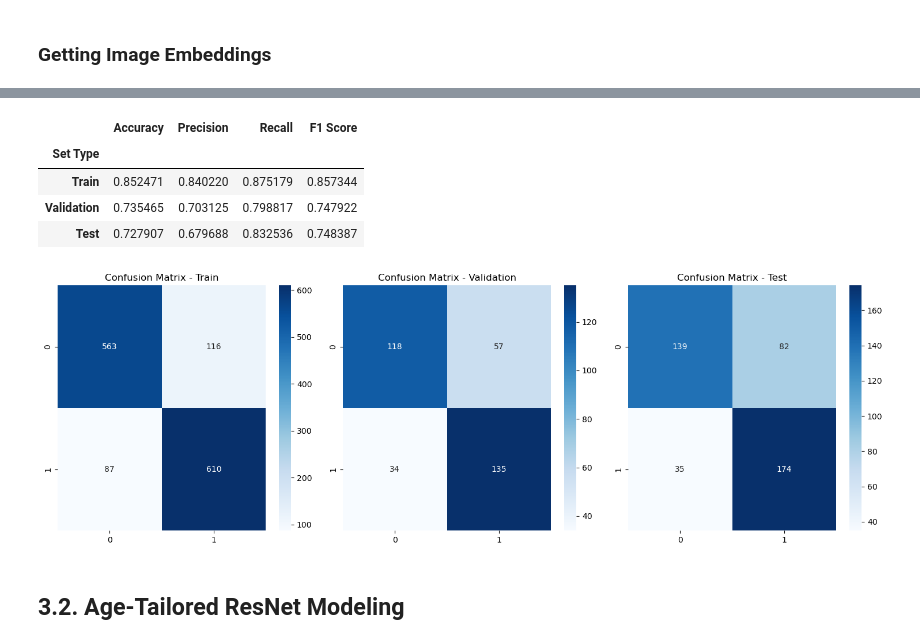
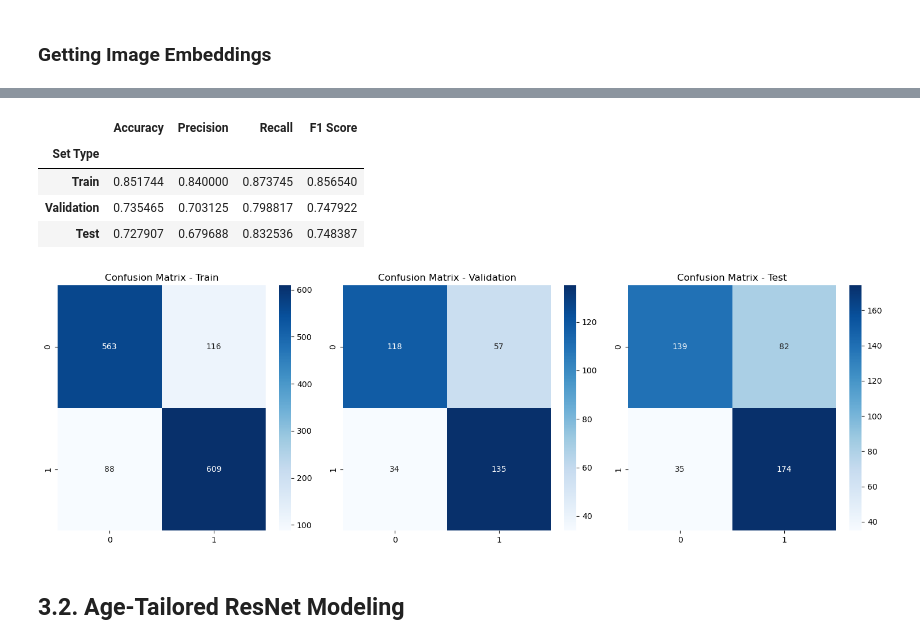
Before and after one commit to Kimberly97llp/cvproject, a Jupyter notebook: modeling.ipynb, the cells around one changed output, grey strips where cells are left out. Cells and saved outputs as stored; diff of their text form; code cells hidden in the pictures.

```diff
--- a/modeling.ipynb
+++ b/modeling.ipynb
@@ -784,21 +762,12 @@ Please also refer to the documentation for alternative solver options:
-# %%
-# Define threshold for converting probabilities to binary predictions
-threshold = 0.5
-
-# Concatenate image embeddings and age data for test set
-X_test_combined = np.concatenate((image_embeddings_test, age_test_reshaped), axis=1)
-X_val_combined = np.concatenate((image_embeddings_val, age_val_reshaped), axis=1)
-
-
-# Evaluate logistic regression model
-metrics_df = evaluate_model(logistic_model, threshold, X_train_combined, y_train, X_val_combined, y_val, X_test_combined, y_test, include_test=True)
-# %% [output]
-|  | Accuracy | Precision | Recall | F1 Score |
-| Set Type |  |  |  |  |
-| Train | 0.852471 | 0.840220 | 0.875179 | 0.857344 |
-| Validation | 0.735465 | 0.703125 | 0.798817 | 0.747922 |
-| Test | 0.727907 | 0.679688 | 0.832536 | 0.748387 |
-[figure, removed]
+# %%
+logistic_model, test_acc, metrics_df = train_logistic_regression(age_train, age_val, age_test, image_embeddings_train, image_embeddings_val, image_embeddings_test, y_train, y_val, y_test, max_iter=2000)
+# %% [output]
+|  | Accuracy | Precision | Recall | F1 Score |
+| Set Type |  |  |  |  |
+| Train | 0.851744 | 0.840000 | 0.873745 | 0.856540 |
+| Validation | 0.735465 | 0.703125 | 0.798817 | 0.747922 |
+| Test | 0.727907 | 0.679688 | 0.832536 | 0.748387 |
+[figure, added]
 # %% [markdown]
 ## 3.2. Age-Tailored ResNet Modeling
 # %% [markdown]
```
Also changed, not shown: parts of 13 cells of this notebook.
